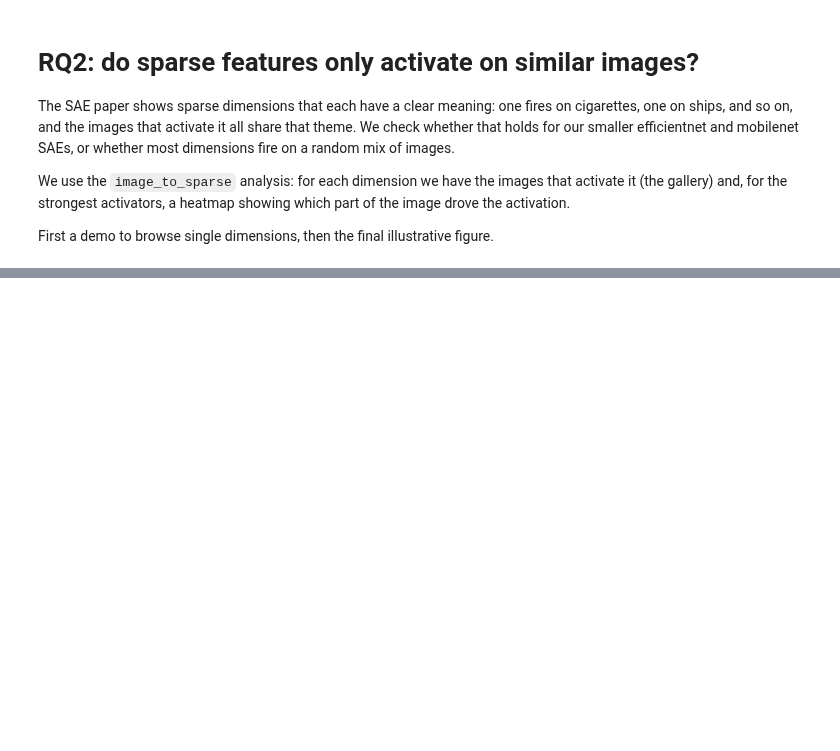
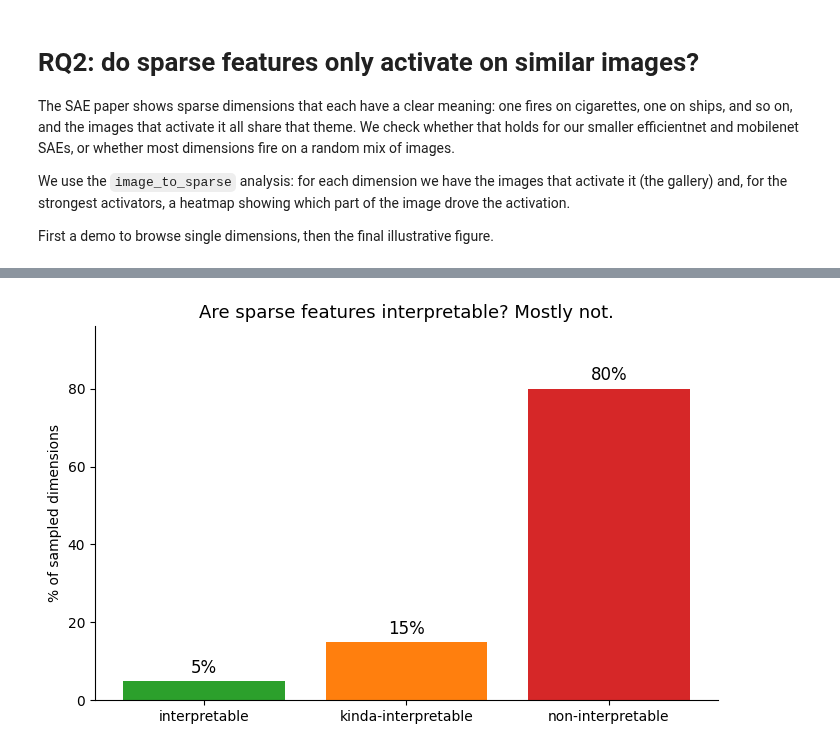
Before and after one commit to pvdklei/Miniproject, a Jupyter notebook: rq2_features.ipynb, the cells around one changed output, grey strips where cells are left out. Cells and saved outputs as stored; diff of their text form; code cells hidden in the pictures; blank space fills up the shorter version.

```diff
--- a/rq2_features.ipynb
+++ b/rq2_features.ipynb
@@ -184,0 +149,21 @@ plt.show()
+# %%
+# PLACEHOLDERS: replace with the fractions from the qualitative analysis
+CATEGORIES = {
+    "interpretable": 5,
+    "kinda-interpretable": 15,
+    "non-interpretable": 80,
+}
+COLORS = ["#2ca02c", "#ff7f0e", "#d62728"]  # green, orange, red
+
+fig, ax = plt.subplots(figsize=(7, 4.5))
+bars = ax.bar(list(CATEGORIES), list(CATEGORIES.values()), color=COLORS)
+ax.bar_label(bars, fmt="%d%%", padding=3, fontsize=12)
+ax.set_ylabel("% of sampled dimensions")
+ax.set_ylim(0, max(CATEGORIES.values()) * 1.2)
+ax.set_title("Are sparse features interpretable? Mostly not.", fontsize=13)
+ax.spines[["top", "right"]].set_visible(False)
+fig.tight_layout()
+fig.savefig("rq2_interpretability.png", dpi=130, bbox_inches="tight")
+plt.show()
+# %% [output]
+[figure, added]
```
Also changed, not shown: parts of 15 cells of this notebook, 52 other files.
